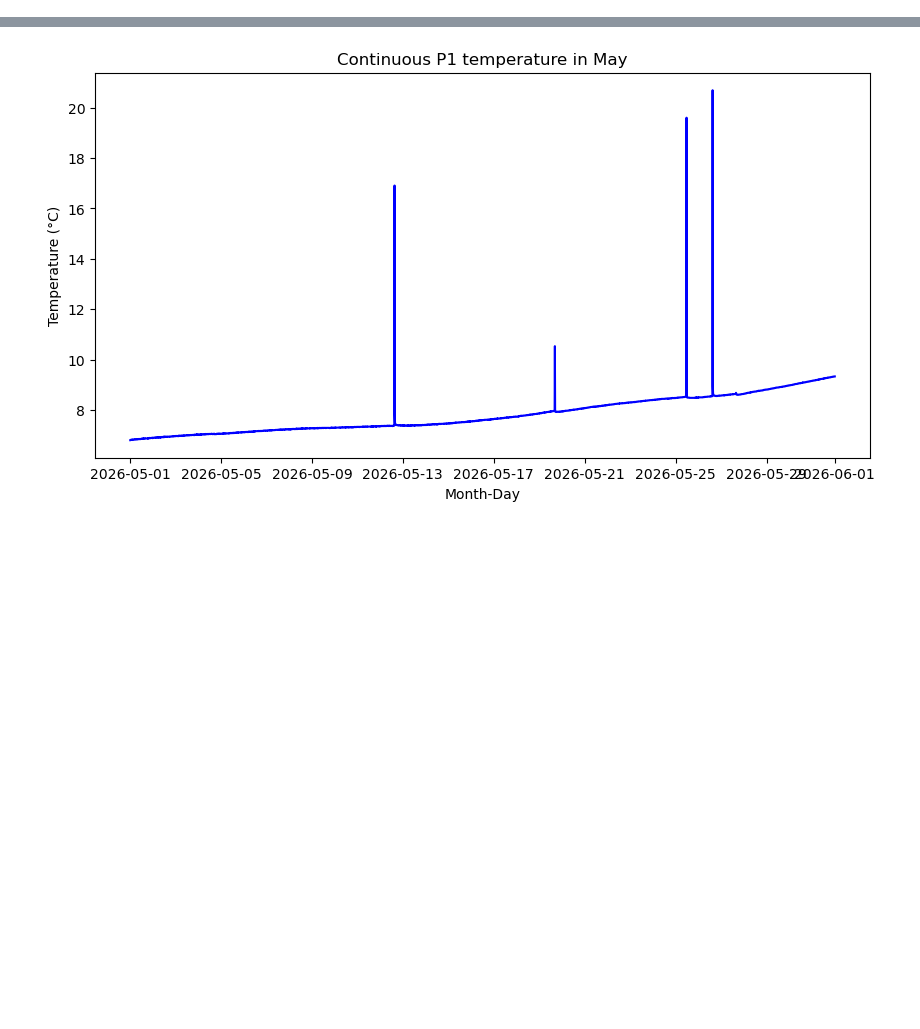
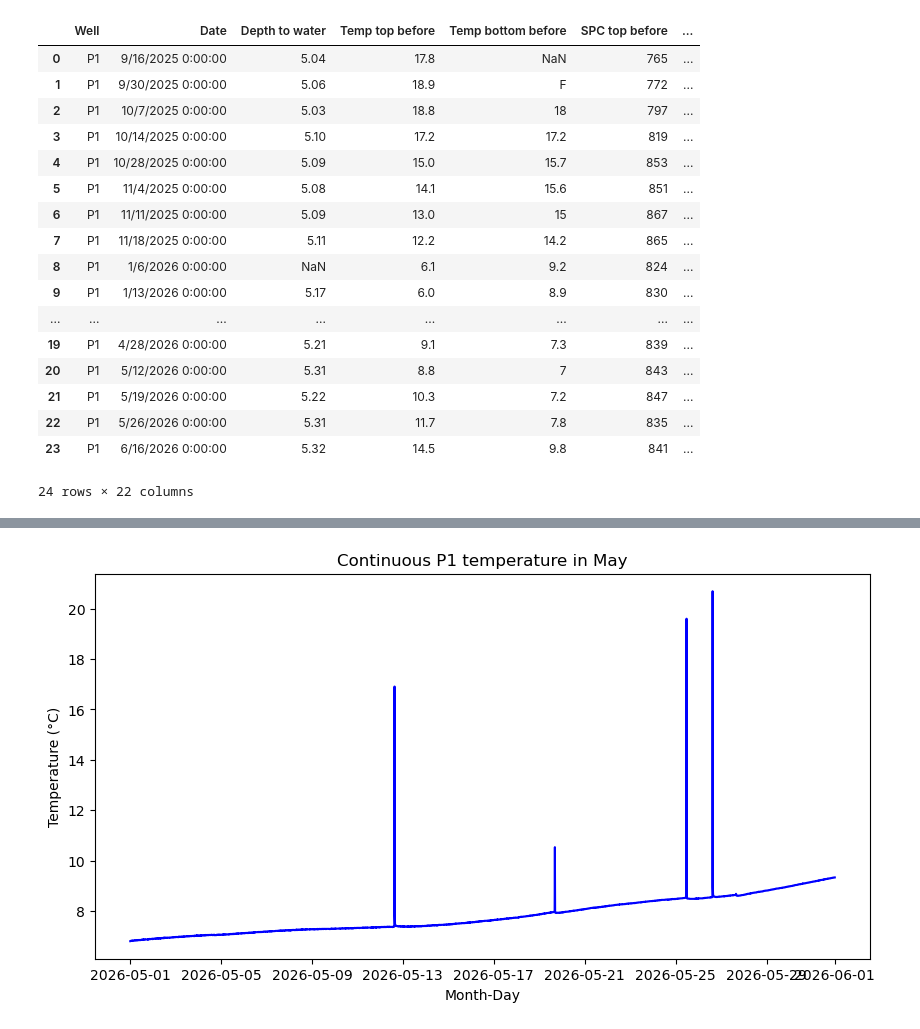
Before and after one commit to sauron-245/summer_26, a Jupyter notebook: summer 2026/bell2026.ipynb, the cells around one changed output, grey strips where cells are left out. Drawn from its saved outputs; the diff is of its cells as text; code cells hidden in the pictures; blank space fills up the shorter version.

```diff
--- a/summer 2026/bell2026.ipynb
+++ b/summer 2026/bell2026.ipynb
@@ -32,0 +33,22 @@ plt.show()
+# %%
+mandf = pd.read_csv("Well_Sampling_Data_P1.csv", index_col=False)
+mandf
+# %% [output]
+|  | Well | Date | Depth to water | Temp top before | Temp bottom before | SPC top before | ... |
+| 0 | P1 | 9/16/2025 0:00:00 | 5.04 | 17.8 | NaN | 765 | ... |
+| 1 | P1 | 9/30/2025 0:00:00 | 5.06 | 18.9 | F | 772 | ... |
+| 2 | P1 | 10/7/2025 0:00:00 | 5.03 | 18.8 | 18 | 797 | ... |
+| 3 | P1 | 10/14/2025 0:00:00 | 5.10 | 17.2 | 17.2 | 819 | ... |
+| 4 | P1 | 10/28/2025 0:00:00 | 5.09 | 15.0 | 15.7 | 853 | ... |
+| 5 | P1 | 11/4/2025 0:00:00 | 5.08 | 14.1 | 15.6 | 851 | ... |
+| 6 | P1 | 11/11/2025 0:00:00 | 5.09 | 13.0 | 15 | 867 | ... |
+| 7 | P1 | 11/18/2025 0:00:00 | 5.11 | 12.2 | 14.2 | 865 | ... |
+| 8 | P1 | 1/6/2026 0:00:00 | NaN | 6.1 | 9.2 | 824 | ... |
+| 9 | P1 | 1/13/2026 0:00:00 | 5.17 | 6.0 | 8.9 | 830 | ... |
+| ... | ... | ... | ... | ... | ... | ... | ... |
+| 19 | P1 | 4/28/2026 0:00:00 | 5.21 | 9.1 | 7.3 | 839 | ... |
+| 20 | P1 | 5/12/2026 0:00:00 | 5.31 | 8.8 | 7 | 843 | ... |
+| 21 | P1 | 5/19/2026 0:00:00 | 5.22 | 10.3 | 7.2 | 847 | ... |
+| 22 | P1 | 5/26/2026 0:00:00 | 5.31 | 11.7 | 7.8 | 835 | ... |
+| 23 | P1 | 6/16/2026 0:00:00 | 5.32 | 14.5 | 9.8 | 841 | ... |
+24 rows × 22 columns
```
Also changed, not shown: parts of 7 cells of this notebook, 2 other files.
